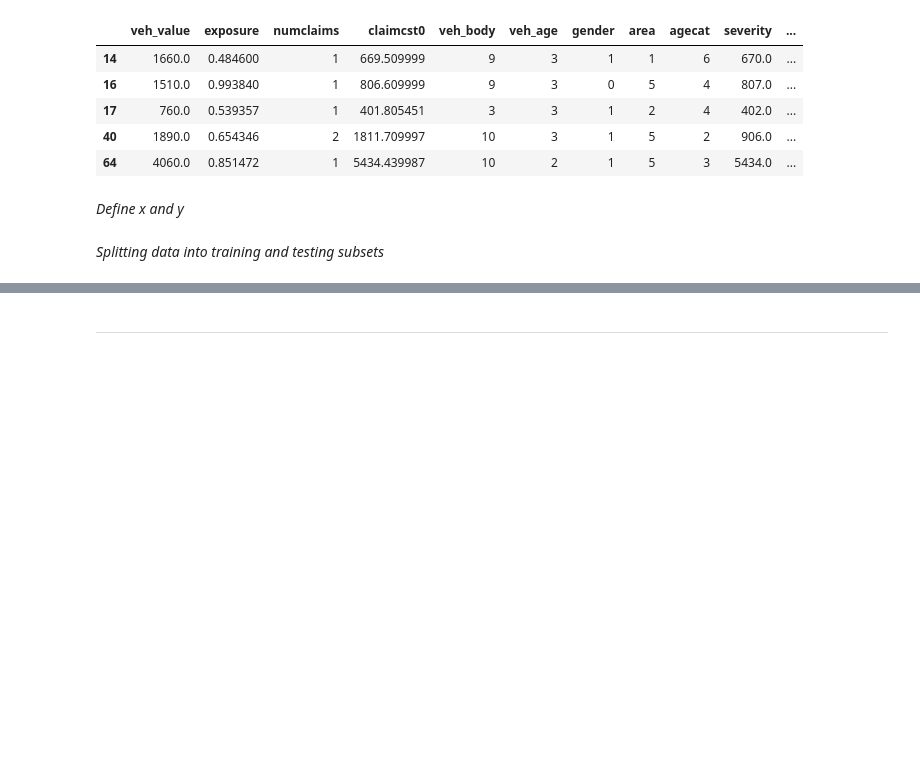
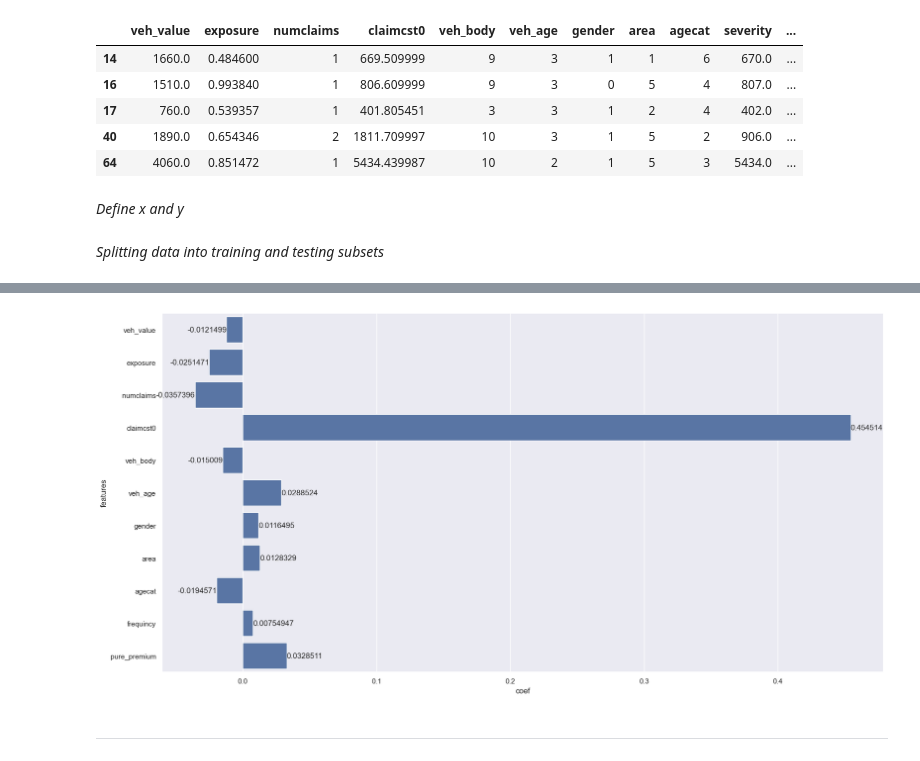
Before and after one commit to omars1234/Insurance_Analysis, a Jupyter notebook: Notebooks/Data_Regression/Severity_Regression.ipynb, the cells around one changed output, grey strips where cells are left out. Cells and saved outputs as stored; diff of their text form; code cells hidden in the pictures; blank space fills up the shorter version.

```diff
--- a/Notebooks/Data_Regression/Severity_Regression.ipynb
+++ b/Notebooks/Data_Regression/Severity_Regression.ipynb
@@ -274,2 +121,8 @@ with open ("C:/Users/Omar/Desktop/Omar_Files/Python_Analysis/Auto_Insurance/fina
+# %%
+ax =sns.barplot(y='features',x='coef',data=model_coef)
+for i in ax.containers:
+    ax.bar_label(i,)
+# %% [output]
+[figure, added]
 # %% [markdown]
 ---
```
Also changed, not shown: parts of 26 cells of this notebook, 9 other files.
